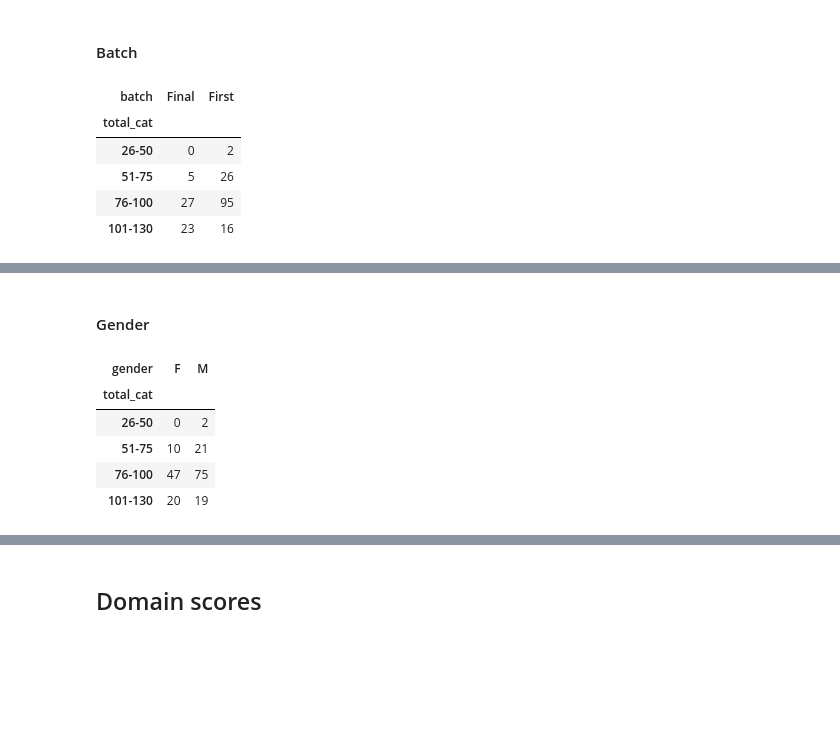
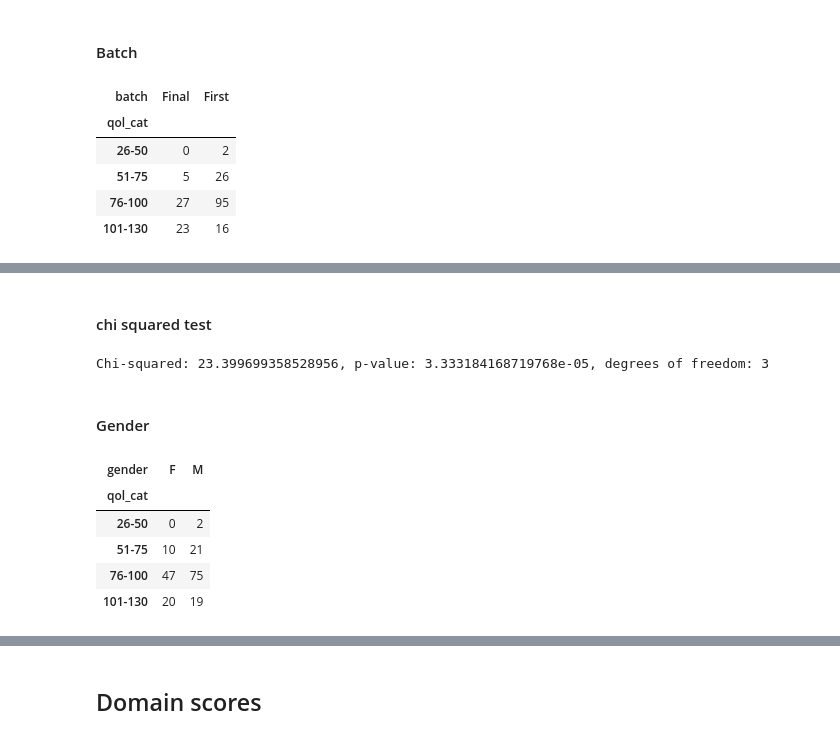
Before and after one commit to akankshazc/sts_iad, a Jupyter notebook: 4_qol.ipynb, the cells around one changed output, grey strips where cells are left out. Drawn from its saved outputs; the diff is of its cells as text; code cells hidden in the pictures; blank space fills up the shorter version.

Commit message:
Add the chi  squared test for batch comparison of total QOL scores

```diff
--- a/4_qol.ipynb
+++ b/4_qol.ipynb
@@ -62,7 +62,7 @@ df.head()
 # %% [markdown]
 ## Total scores
 # %%
-df['total'] = df.iloc[:, 2:28].sum(axis=1)
+df['qol_total'] = df.iloc[:, 2:28].sum(axis=1)
 df.head()
 # %% [output]
 |  | gender | batch | qol_1 | qol_2 | qol_3 | qol_4 | qol_5 | qol_6 | qol_7 | qol_8 | ... | ... |
@@ -77,7 +77,7 @@ df.head()
 # %%
 bins = [0, 26, 51, 76, 101, 130]
 labels = ['0-25', '26-50', '51-75', '76-100', '101-130']
-df['total_cat'] = pd.cut(df['total'], bins=bins, labels=labels, right=False)
+df['qol_cat'] = pd.cut(df['qol_total'], bins=bins, labels=labels, right=False)
 # %%
 df.head()
 # %% [output]
@@ -137,11 +133,11 @@ plt.show()
 # %% [markdown]
 #### Batch
 # %%
-qol_batch = df.groupby(['total_cat', 'batch']).size().unstack().drop('0-25')
+qol_batch = df.groupby(['qol_cat', 'batch']).size().unstack().drop('0-25')
 qol_batch
 # %% [output]
 | batch | Final | First |
-| total_cat |  |  |
+| qol_cat |  |  |
 | 26-50 | 0 | 2 |
 | 51-75 | 5 | 26 |
 | 76-100 | 27 | 95 |
@@ -165,14 +161,28 @@ plt.tight_layout()
 plt.show()
 # %% [output]
 [drawing not drawn]
+# %% [markdown]
+#### chi squared test
+# %%
+from scipy.stats import chi2_contingency
+
+# create contingency table
+table = pd.crosstab(df['batch'], df['qol_cat'])
+
+# perform chi-squared test
+chi2, p, dof, expected = chi2_contingency(table)
+
+print(f"Chi-squared: {chi2}, p-value: {p}, degrees of freedom: {dof}")
+# %% [output]
+Chi-squared: 23.399699358528956, p-value: 3.333184168719768e-05, degrees of freedom: 3
 # %% [markdown]
 #### Gender
 # %%
-qol_gender = df.groupby(['total_cat', 'gender']).size().unstack().drop('0-25')
+qol_gender = df.groupby(['qol_cat', 'gender']).size().unstack().drop('0-25')
 qol_gender
 # %% [output]
 | gender | F | M |
-| total_cat |  |  |
+| qol_cat |  |  |
 | 26-50 | 0 | 2 |
 | 51-75 | 10 | 21 |
 | 76-100 | 47 | 75 |
```
Also changed, not shown: parts of 3 cells of this notebook.
